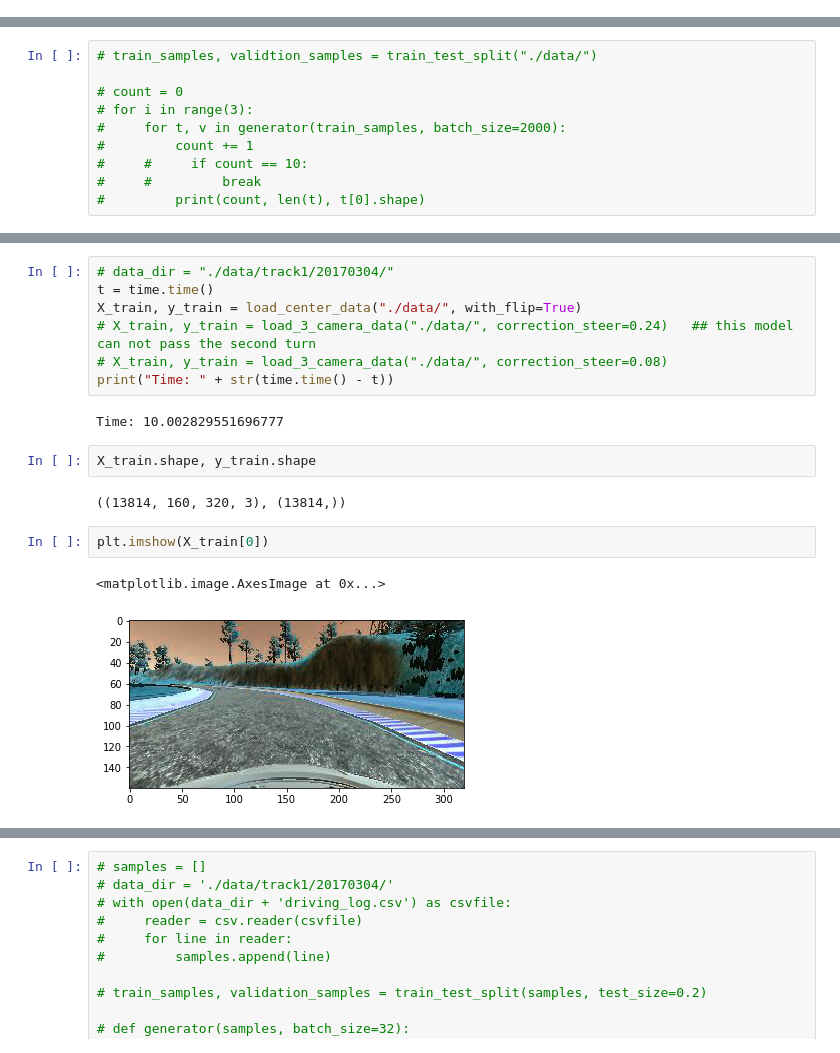
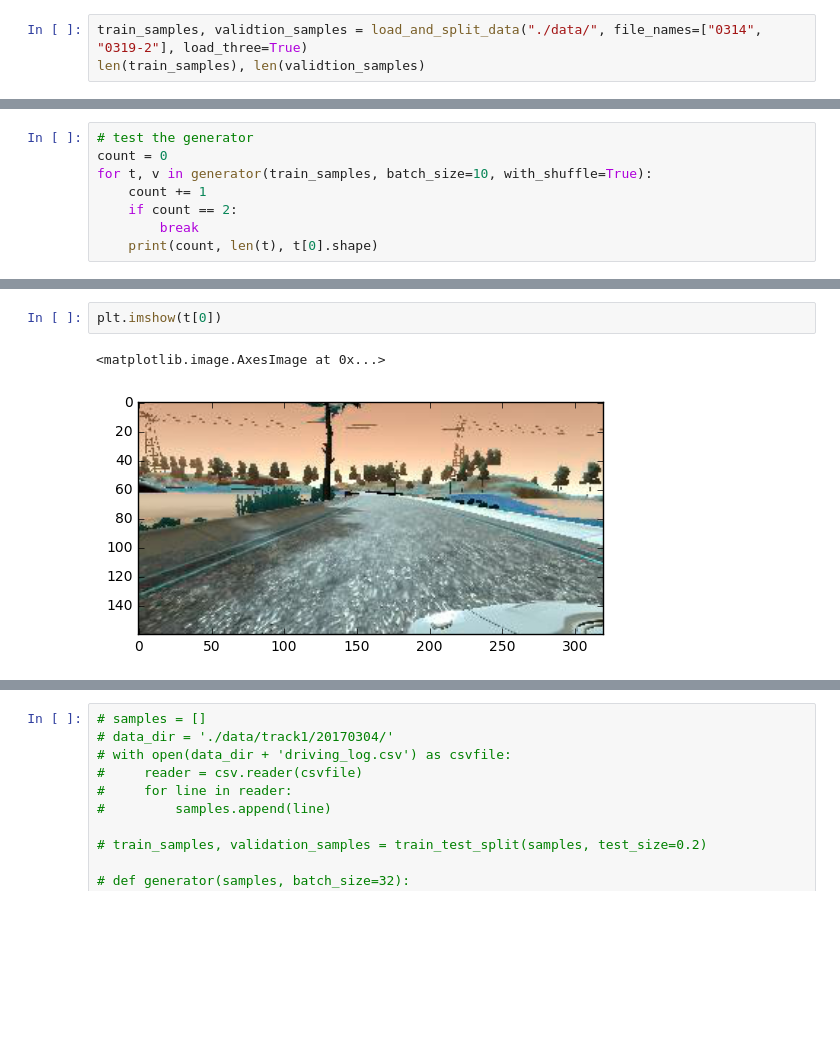
Before and after one commit to dlzhangxg/CarND-Behavioral-Cloning-P3, a Jupyter notebook: behavrior_cloning_training.ipynb, the cells around one changed output, grey strips where cells are left out. Drawn from its saved outputs; the diff is of its cells as text; blank space fills up the shorter version.

```diff
--- a/behavrior_cloning_training.ipynb
+++ b/behavrior_cloning_training.ipynb
@@ -82,0 +62,3 @@ def generator(samples, batch_size=32):
+# %%
+train_samples, validtion_samples = load_and_split_data("./data/", file_names=["0314", "0319-2"], load_three=True)
+len(train_samples), len(validtion_samples)
@@ -83,10 +80,8 @@ def generator(samples, batch_size=32):
 # %%
-# train_samples, validtion_samples = train_test_split("./data/")
-
-# count = 0
-# for i in range(3):
-#     for t, v in generator(train_samples, batch_size=2000):
-#         count += 1
-#     #     if count == 10:
-#     #         break
-#         print(count, len(t), t[0].shape)
+# test the generator
+count = 0
+for t, v in generator(train_samples, batch_size=10, with_shuffle=True):
+    count += 1
+    if count == 2:
+        break
+    print(count, len(t), t[0].shape)
@@ -152,18 +90,5 @@ def load_3_camera_data(data_dir, correction_steer=0.12):
-# %%
-# data_dir = "./data/track1/20170304/"
-t = time.time()
-X_train, y_train = load_center_data("./data/", with_flip=True)
-# X_train, y_train = load_3_camera_data("./data/", correction_steer=0.24)   ## this model can not pass the second turn
-# X_train, y_train = load_3_camera_data("./data/", correction_steer=0.08)
-print("Time: " + str(time.time() - t))
-# %% [output]
-Time: 10.002829551696777
-# %%
-X_train.shape, y_train.shape
-# %% [output]
-((13814, 160, 320, 3), (13814,))
 # %%
-plt.imshow(X_train[0])
+plt.imshow(t[0])
 # %% [output]
 <matplotlib.image.AxesImage at 0x...>
-[figure, old version]
+[figure, new version]
```
Also changed, not shown: parts of 18 cells of this notebook.
